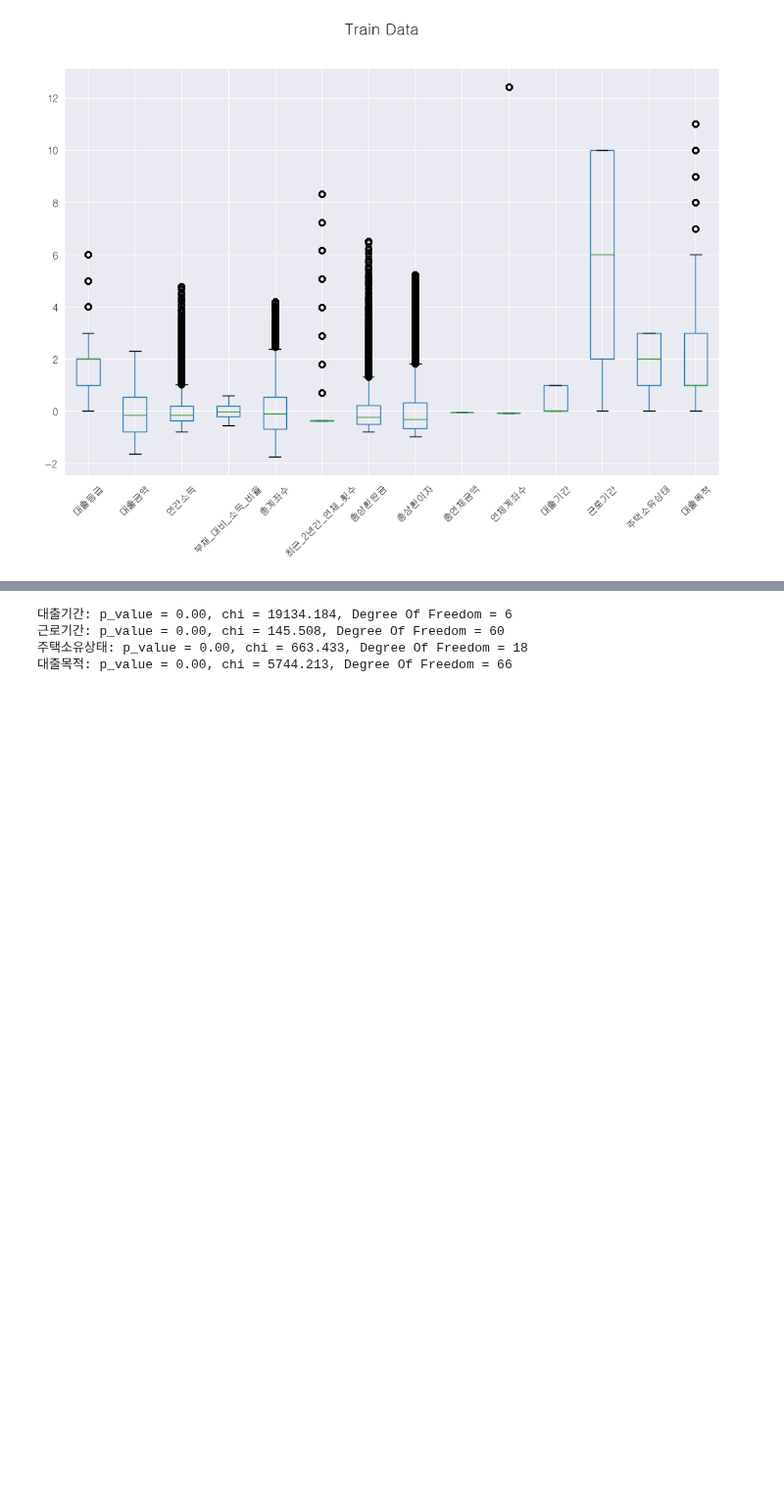
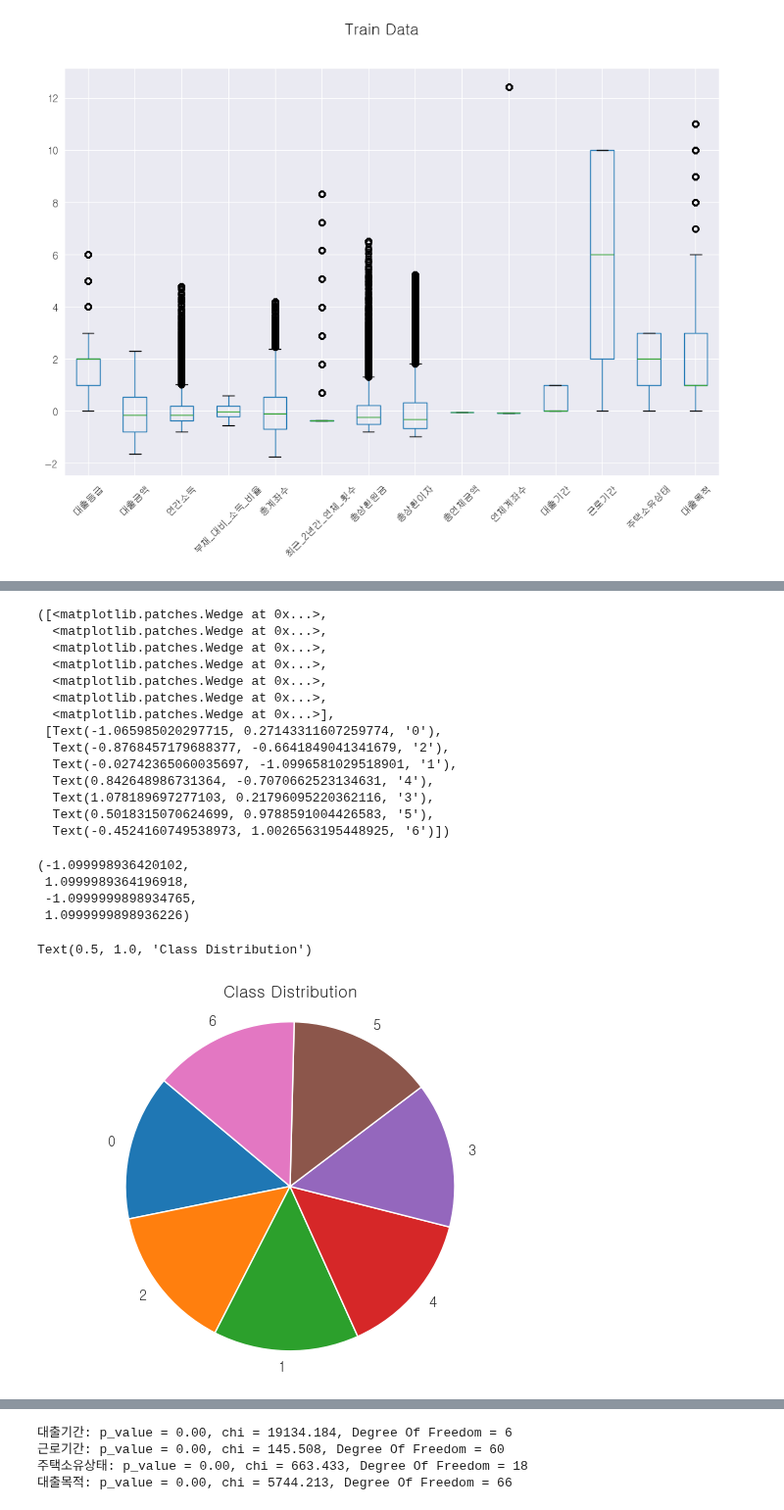
Before and after one commit to kimjuhwan1234/Customer_Loan_Rate_Classification, a Jupyter notebook: Codes/0_Preprocessing.ipynb, the cells around one changed output, grey strips where cells are left out. Shown at 98% size. Saved outputs shown, nothing was run; the diff lists cells and outputs as text; code cells hidden in the pictures; blank space fills up the shorter version.

```diff
--- a/Codes/0_Preprocessing.ipynb
+++ b/Codes/0_Preprocessing.ipynb
@@ -202,0 +197,31 @@ Random Forest Accuracy: 0.8100109039929384
+# %%
+smote = SMOTE(random_state=42)
+X_res, y_res = smote.fit_resample(X_train, y_train)
+
+class_counts = y_res.value_counts()
+
+plt.pie(class_counts, labels=class_counts.index, startangle=140)
+plt.axis('equal')
+plt.title('Class Distribution')
+plt.show()
+# %% [output]
+([<matplotlib.patches.Wedge at 0x...>,
+  <matplotlib.patches.Wedge at 0x...>,
+  <matplotlib.patches.Wedge at 0x...>,
+  <matplotlib.patches.Wedge at 0x...>,
+  <matplotlib.patches.Wedge at 0x...>,
+  <matplotlib.patches.Wedge at 0x...>,
+  <matplotlib.patches.Wedge at 0x...>],
+ [Text(-1.065985020297715, 0.27143311607259774, '0'),
+  Text(-0.8768457179688377, -0.6641849041341679, '2'),
+  Text(-0.02742365060035697, -1.0996581029518901, '1'),
+  Text(0.842648986731364, -0.7070662523134631, '4'),
+  Text(1.078189697277103, 0.21796095220362116, '3'),
+  Text(0.5018315070624699, 0.9788591004426583, '5'),
+  Text(-0.4524160749538973, 1.0026563195448925, '6')])
+(-1.099998936420102,
+ 1.0999989364196918,
+ -1.0999999898934765,
+ 1.0999999898936226)
+Text(0.5, 1.0, 'Class Distribution')
+[figure, added]
```
Also changed, not shown: parts of 4 cells of this notebook, 3 other files.
